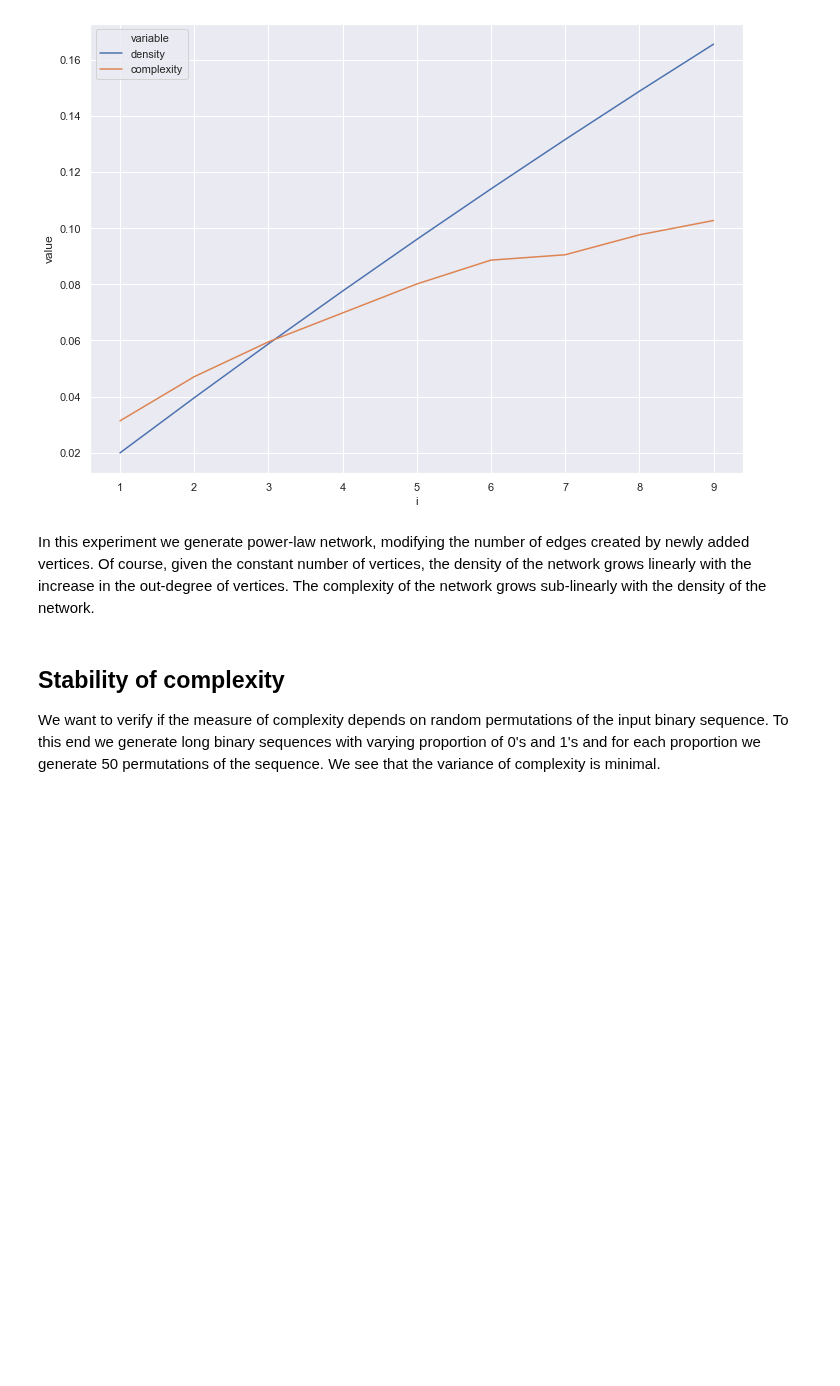
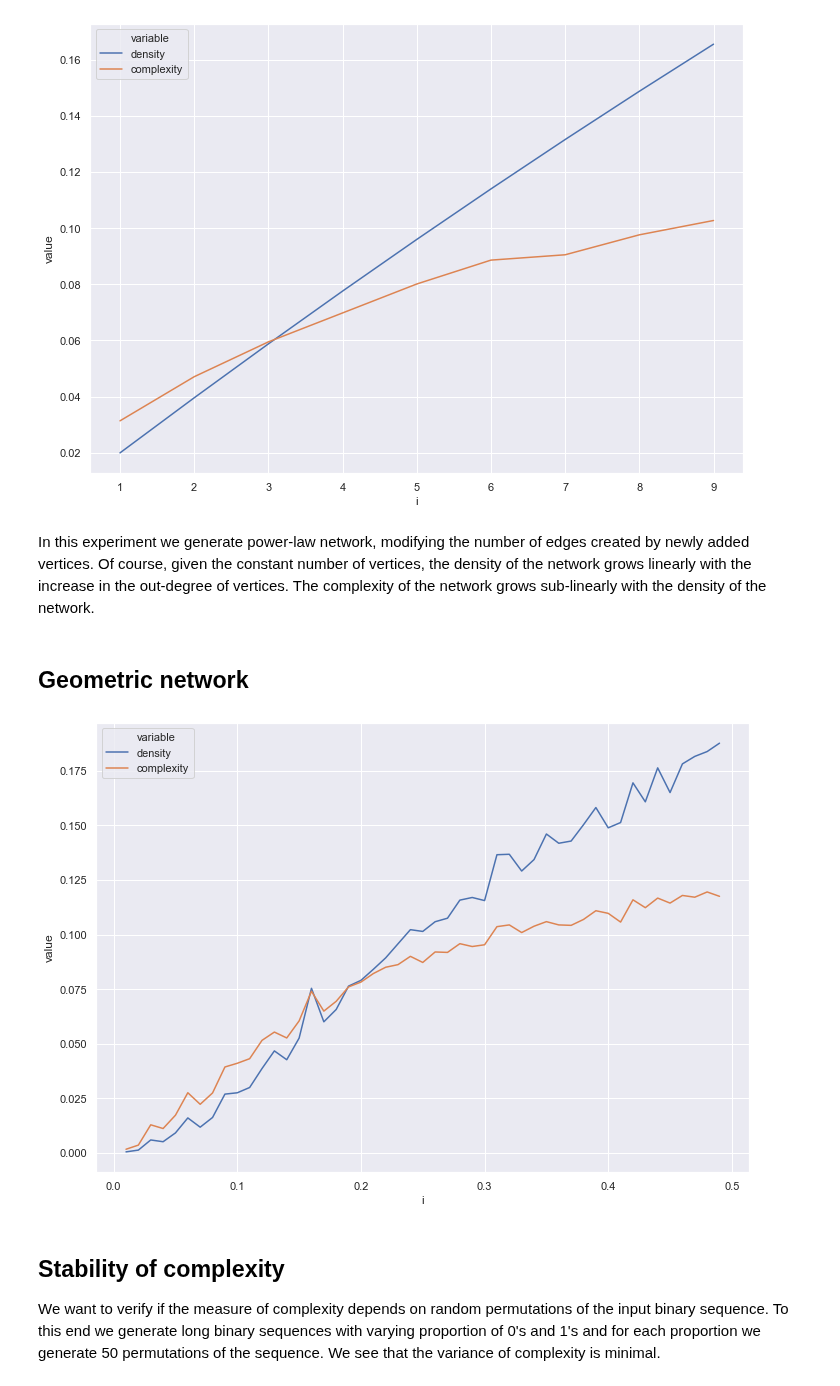
Before and after one commit to megaduks/entropy-complex-networks, a Jupyter notebook: hbam/hbam_experiments.ipynb, the cells around one changed output. Saved outputs shown, nothing was run; the diff lists cells and outputs as text; code cells hidden in the pictures; blank space fills up the shorter version.

Commit message:
Added geometrical model to experiments

```diff
--- a/hbam/hbam_experiments.ipynb
+++ b/hbam/hbam_experiments.ipynb
@@ -86,6 +86,25 @@ plt.show()
 [figure]
 # %% [markdown]
 In this experiment we generate power-law network, modifying the number of edges created by newly added vertices. Of course, given the constant number of vertices, the density of the network grows linearly with the increase in the out-degree of vertices. The complexity of the network grows sub-linearly with the density of the network.
+# %% [markdown]
+## Geometric network
+# %%
+results = list()
+
+for i in np.arange(0.01, 0.5, 0.01):
+
+    g = nx.waxman_graph(n=100, beta=0.4, alpha=i)
+    a = np.array(nx.adjacency_matrix(g).todense())
+    _complexity, _embedding = complexity(a, signature_size=8)
+    results.append((i, nx.density(g), _complexity))
+
+df = pd.DataFrame(results, columns=['i','density','complexity'])
+df = df.melt(id_vars='i', value_vars=['density','complexity'])
+# %%
+sns.lineplot(x=df.i, y=df.value, hue=df.variable)
+plt.show()
+# %% [output]
+[figure, added]
 # %% [markdown]
 ## Stability of complexity
 
```
